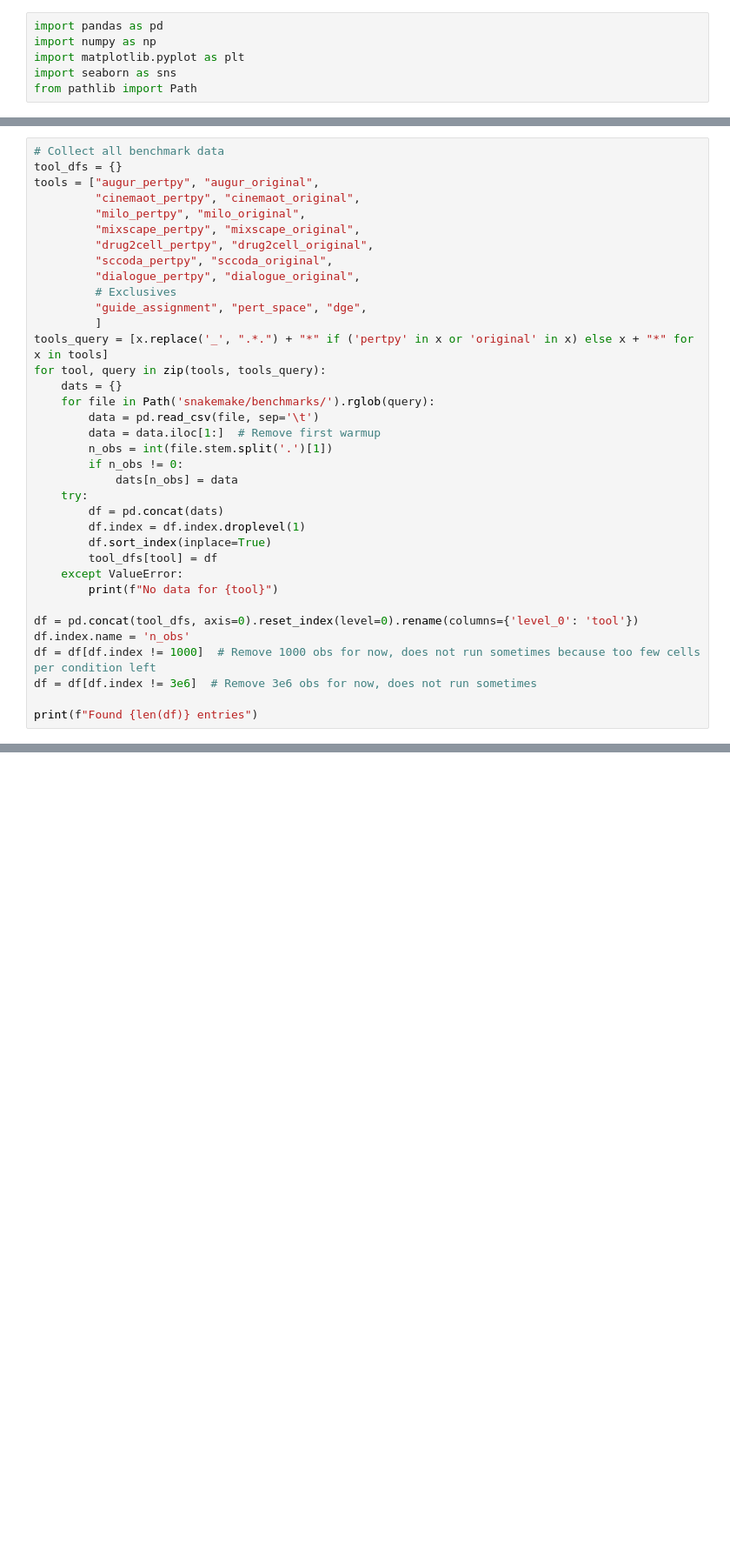
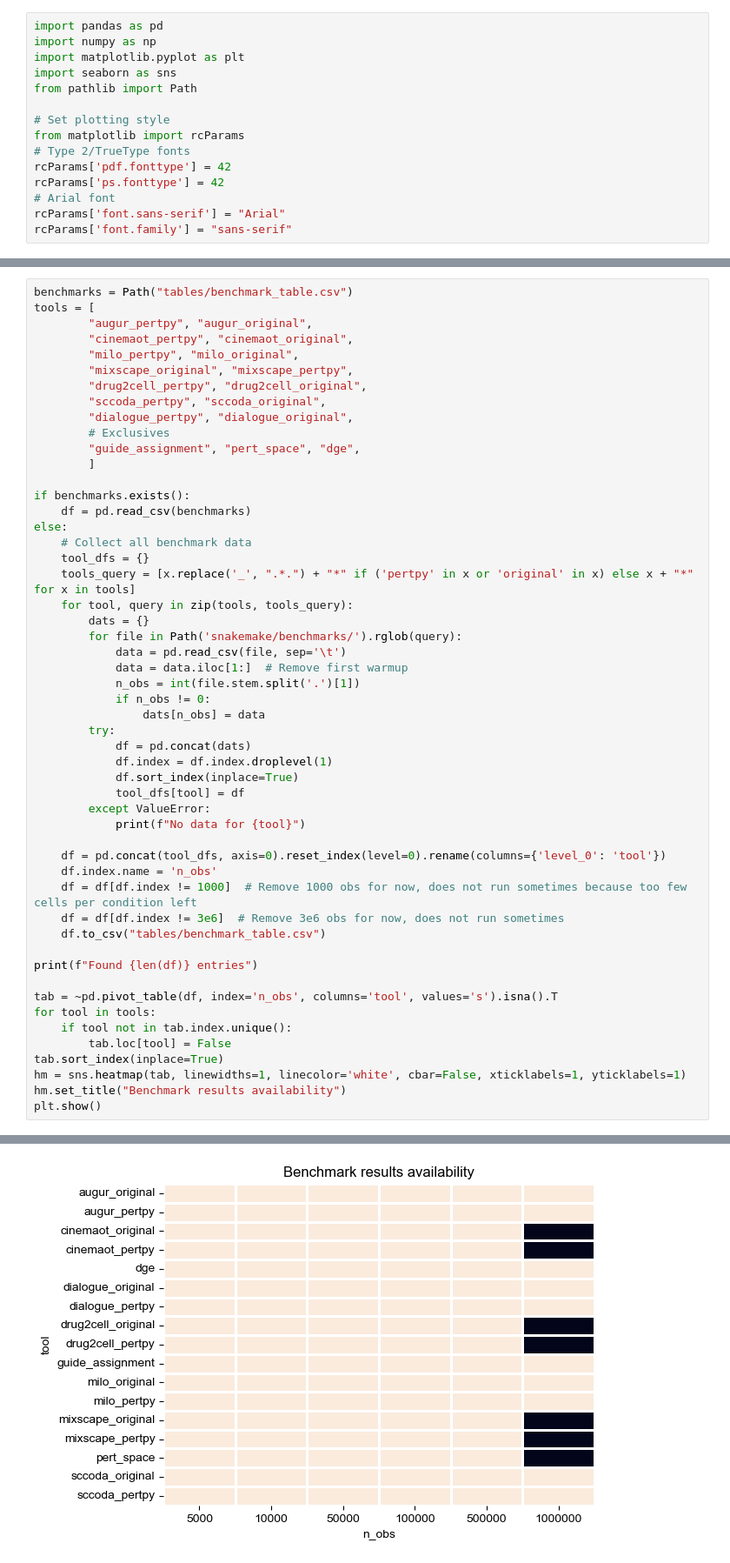
Before and after one commit to theislab/pertpy-reproducibility, a Jupyter notebook: benchmark/visualize_benchmark_results.ipynb, the cells around one changed output, grey strips where cells are left out. Shown at 87% size. Saved outputs shown, nothing was run; the diff lists cells and outputs as text; blank space fills up the shorter version.

```diff
--- a/benchmark/visualize_benchmark_results.ipynb
+++ b/benchmark/visualize_benchmark_results.ipynb
@@ -4,3 +4,12 @@ import numpy as np
 import matplotlib.pyplot as plt
 import seaborn as sns
 from pathlib import Path
+
+# Set plotting style
+from matplotlib import rcParams
+# Type 2/TrueType fonts
+rcParams['pdf.fonttype'] = 42
+rcParams['ps.fonttype'] = 42
+# Arial font
+rcParams['font.sans-serif'] = "Arial"
+rcParams['font.family'] = "sans-serif"
@@ -18,39 +29,55 @@ from pathlib import Path
 # mean_load	float (-)	CPU usage over time, divided by the total running time (first row)
 # cpu_time	float(-)	CPU time summed for user and system
 # %%
-# Collect all benchmark data
-tool_dfs = {}
-tools = ["augur_pertpy", "augur_original",
-         "cinemaot_pertpy", "cinemaot_original",
-         "milo_pertpy", "milo_original",
-         "mixscape_pertpy", "mixscape_original",
-         "drug2cell_pertpy", "drug2cell_original",
-         "sccoda_pertpy", "sccoda_original",
-         "dialogue_pertpy", "dialogue_original",
-         # Exclusives
-         "guide_assignment", "pert_space", "dge",
-         ]
-tools_query = [x.replace('_', ".*.") + "*" if ('pertpy' in x or 'original' in x) else x + "*" for x in tools]
-for tool, query in zip(tools, tools_query):
-    dats = {}
-    for file in Path('snakemake/benchmarks/').rglob(query):
-        data = pd.read_csv(file, sep='\t')
-        data = data.iloc[1:]  # Remove first warmup
-        n_obs = int(file.stem.split('.')[1])
-        if n_obs != 0:
-            dats[n_obs] = data
-    try:
-        df = pd.concat(dats)
-        df.index = df.index.droplevel(1)
-        df.sort_index(inplace=True)
-        tool_dfs[tool] = df
-    except ValueError:
-        print(f"No data for {tool}")
+benchmarks = Path("tables/benchmark_table.csv")
+tools = [
+        "augur_pertpy", "augur_original",
+        "cinemaot_pertpy", "cinemaot_original",
+        "milo_pertpy", "milo_original",
+        "mixscape_original", "mixscape_pertpy",
+        "drug2cell_pertpy", "drug2cell_original",
+        "sccoda_pertpy", "sccoda_original",
+        "dialogue_pertpy", "dialogue_original",
+        # Exclusives
+        "guide_assignment", "pert_space", "dge",
+        ]
 
-df = pd.concat(tool_dfs, axis=0).reset_index(level=0).rename(columns={'level_0': 'tool'})
-df.index.name = 'n_obs'
-df = df[df.index != 1000]  # Remove 1000 obs for now, does not run sometimes because too few cells per condition left
-df = df[df.index != 3e6]  # Remove 3e6 obs for now, does not run sometimes
+if benchmarks.exists():
+    df = pd.read_csv(benchmarks)
+else:
+    # Collect all benchmark data
+    tool_dfs = {}
+    tools_query = [x.replace('_', ".*.") + "*" if ('pertpy' in x or 'original' in x) else x + "*" for x in tools]
+    for tool, query in zip(tools, tools_query):
+        dats = {}
+        for file in Path('snakemake/benchmarks/').rglob(query):
+            data = pd.read_csv(file, sep='\t')
+            data = data.iloc[1:]  # Remove first warmup
+            n_obs = int(file.stem.split('.')[1])
+            if n_obs != 0:
+                dats[n_obs] = data
+        try:
+            df = pd.concat(dats)
+            df.index = df.index.droplevel(1)
+            df.sort_index(inplace=True)
+            tool_dfs[tool] = df
+        except ValueError:
+            print(f"No data for {tool}")
+
+    df = pd.concat(tool_dfs, axis=0).reset_index(level=0).rename(columns={'level_0': 'tool'})
+    df.index.name = 'n_obs'
+    df = df[df.index != 1000]  # Remove 1000 obs for now, does not run sometimes because too few cells per condition left
+    df = df[df.index != 3e6]  # Remove 3e6 obs for now, does not run sometimes
+    df.to_csv("tables/benchmark_table.csv")
 
 print(f"Found {len(df)} entries")
+
+tab = ~pd.pivot_table(df, index='n_obs', columns='tool', values='s').isna().T
+for tool in tools:
+    if tool not in tab.index.unique():
+        tab.loc[tool] = False
+tab.sort_index(inplace=True)
+hm = sns.heatmap(tab, linewidths=1, linecolor='white', cbar=False, xticklabels=1, yticklabels=1)
+hm.set_title("Benchmark results availability")
+plt.show()
 # %% [output]
@@ -57,0 +85 @@ Found 282 entries
+[figure, added]
```
Also changed, not shown: parts of 6 cells of this notebook, 10 other files.
